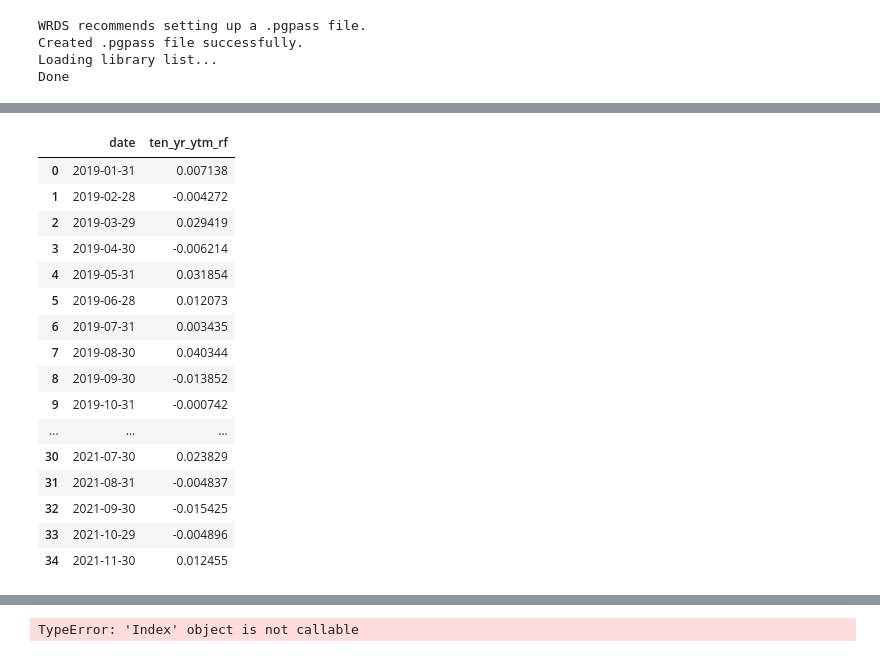
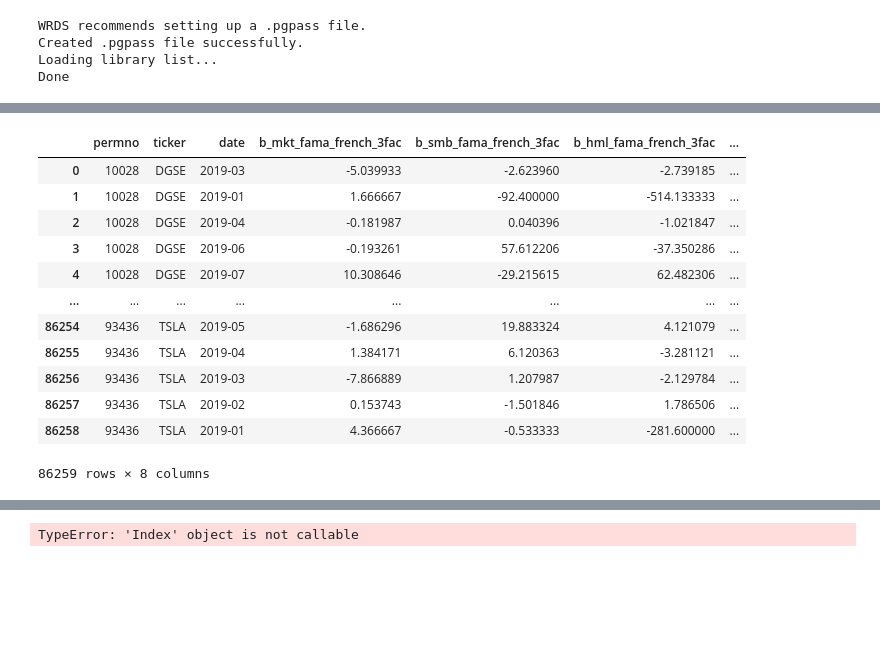
Before and after one commit to TDR474/ESG-Fama-French, a Jupyter notebook: wrds.ipynb, the cells around one changed output, grey strips where cells are left out. Saved outputs shown, nothing was run; the diff lists cells and outputs as text; code cells hidden in the pictures; blank space fills up the shorter version.

```diff
--- a/wrds.ipynb
+++ b/wrds.ipynb
@@ -197,26 +131,6 @@ esg_score_finished
 # read in betas
 fama_french_betas = pd.read_excel('fama_french_betas.xlsx')
 capm_betas = pd.read_excel('capm_beta.xlsx')
-# %%
-data_bond
-# %% [output]
-|  | date | ten_yr_ytm_rf |
-| 0 | 2019-01-31 | 0.007138 |
-| 1 | 2019-02-28 | -0.004272 |
-| 2 | 2019-03-29 | 0.029419 |
-| 3 | 2019-04-30 | -0.006214 |
-| 4 | 2019-05-31 | 0.031854 |
-| 5 | 2019-06-28 | 0.012073 |
-| 6 | 2019-07-31 | 0.003435 |
-| 7 | 2019-08-30 | 0.040344 |
-| 8 | 2019-09-30 | -0.013852 |
-| 9 | 2019-10-31 | -0.000742 |
-| ... | ... | ... |
-| 30 | 2021-07-30 | 0.023829 |
-| 31 | 2021-08-31 | -0.004837 |
-| 32 | 2021-09-30 | -0.015425 |
-| 33 | 2021-10-29 | -0.004896 |
-| 34 | 2021-11-30 | 0.012455 |
 # %%
 data_bond['date'] = pd.to_datetime(data_bond['date'])
 data_price_ratios['date'] = pd.to_datetime(data_price_ratios['date'])
@@ -244,0 +158,16 @@ data_complete = pd.merge(data_complete_missing_capm_beta, capm_betas, on=['ticke
+# %%
+fama_french_betas
+# %% [output]
+|  | permno | ticker | date | b_mkt_fama_french_3fac | b_smb_fama_french_3fac | b_hml_fama_french_3fac | ... |
+| 0 | 10028 | DGSE | 2019-03 | -5.039933 | -2.623960 | -2.739185 | ... |
+| 1 | 10028 | DGSE | 2019-01 | 1.666667 | -92.400000 | -514.133333 | ... |
+| 2 | 10028 | DGSE | 2019-04 | -0.181987 | 0.040396 | -1.021847 | ... |
+| 3 | 10028 | DGSE | 2019-06 | -0.193261 | 57.612206 | -37.350286 | ... |
+| 4 | 10028 | DGSE | 2019-07 | 10.308646 | -29.215615 | 62.482306 | ... |
+| ... | ... | ... | ... | ... | ... | ... | ... |
+| 86254 | 93436 | TSLA | 2019-05 | -1.686296 | 19.883324 | 4.121079 | ... |
+| 86255 | 93436 | TSLA | 2019-04 | 1.384171 | 6.120363 | -3.281121 | ... |
+| 86256 | 93436 | TSLA | 2019-03 | -7.866889 | 1.207987 | -2.129784 | ... |
+| 86257 | 93436 | TSLA | 2019-02 | 0.153743 | -1.501846 | 1.786506 | ... |
+| 86258 | 93436 | TSLA | 2019-01 | 4.366667 | -0.533333 | -281.600000 | ... |
+86259 rows × 8 columns
```
Also changed, not shown: parts of 29 cells of this notebook, 11 other files.
